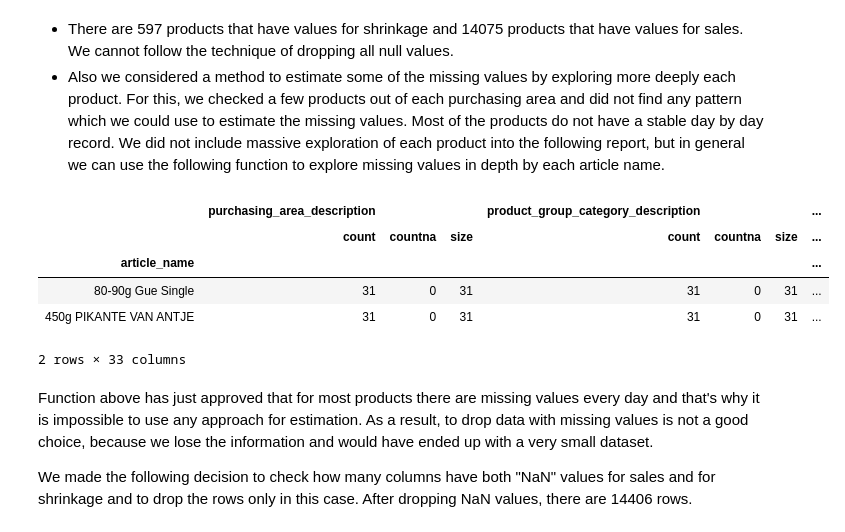
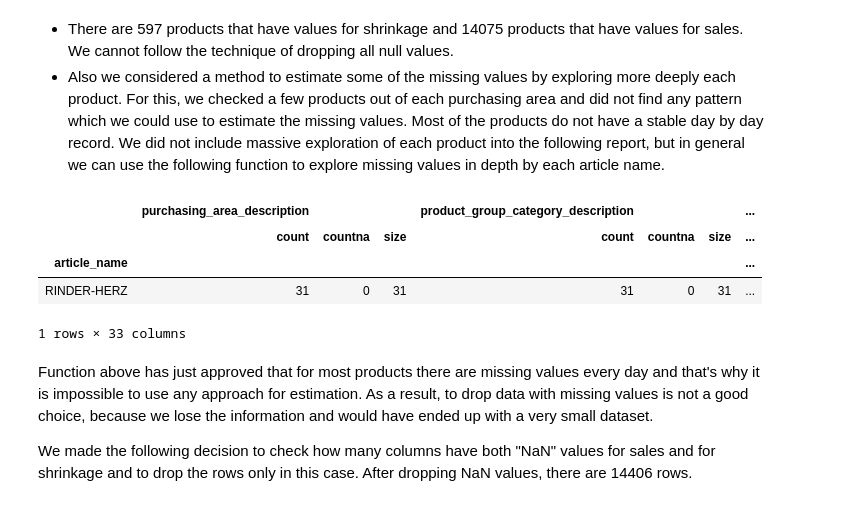
Before and after one commit to irina-baeva/retail-ds-project, a Jupyter notebook: metro_project_irina_baeva-v1.ipynb, the cells around one changed output. Saved outputs shown, nothing was run; the diff lists cells and outputs as text; code cells hidden in the pictures.

```diff
--- a/metro_project_irina_baeva-v1.ipynb
+++ b/metro_project_irina_baeva-v1.ipynb
@@ -285,15 +283,14 @@ df[df["daily_sales_in_euros"].isnull()== False].shape
 # %%
 gdf = df.groupby(["article_name"])
 def countna(x):
     return (x.isna()).sum()
-gdf.agg(['count', countna, 'size']).sample(2)
+gdf.agg(['count', countna, 'size']).sample(1)
 # %% [output]
 |  | purchasing_area_description |  |  | product_group_category_description |  |  | ... |
 |  | count | countna | size | count | countna | size | ... |
 | article_name |  |  |  |  |  |  | ... |
-| 80-90g Gue Single | 31 | 0 | 31 | 31 | 0 | 31 | ... |
-| 450g PIKANTE VAN ANTJE | 31 | 0 | 31 | 31 | 0 | 31 | ... |
+| RINDER-HERZ | 31 | 0 | 31 | 31 | 0 | 31 | ... |
-2 rows × 33 columns
+1 rows × 33 columns
 # %% [markdown]
 Function above has just approved that for most products there are missing values every day and that's why it is impossible to use any approach for estimation.
 As a result, to drop data with missing values is not a good choice, because we lose the information and would have ended up with a very small dataset.
```
Also changed, not shown: parts of 16 cells of this notebook.
